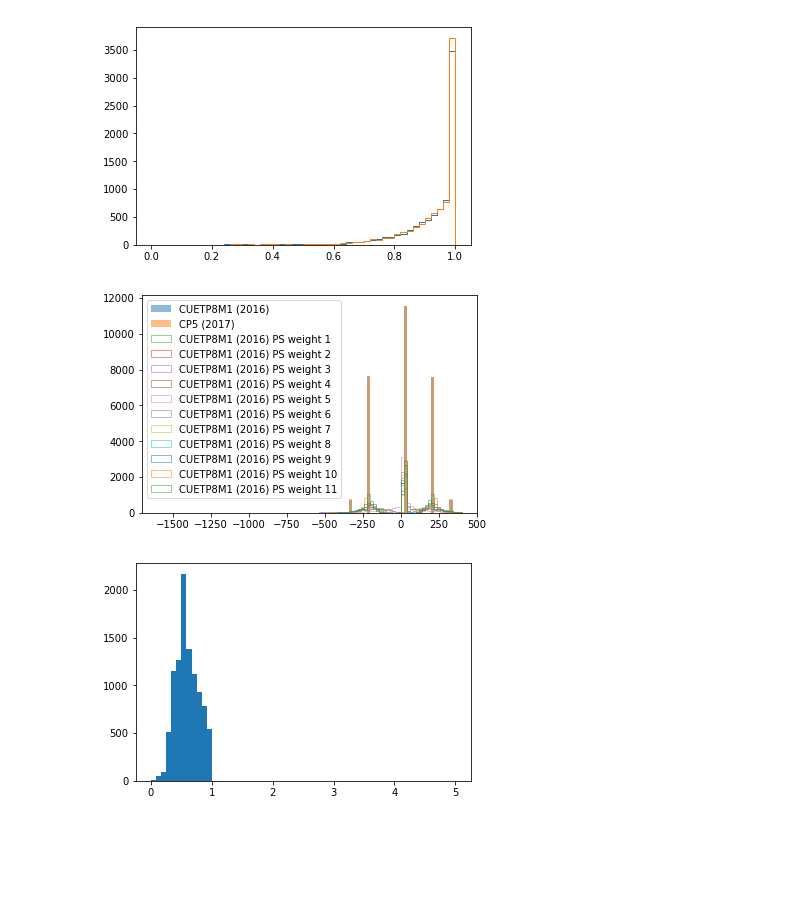
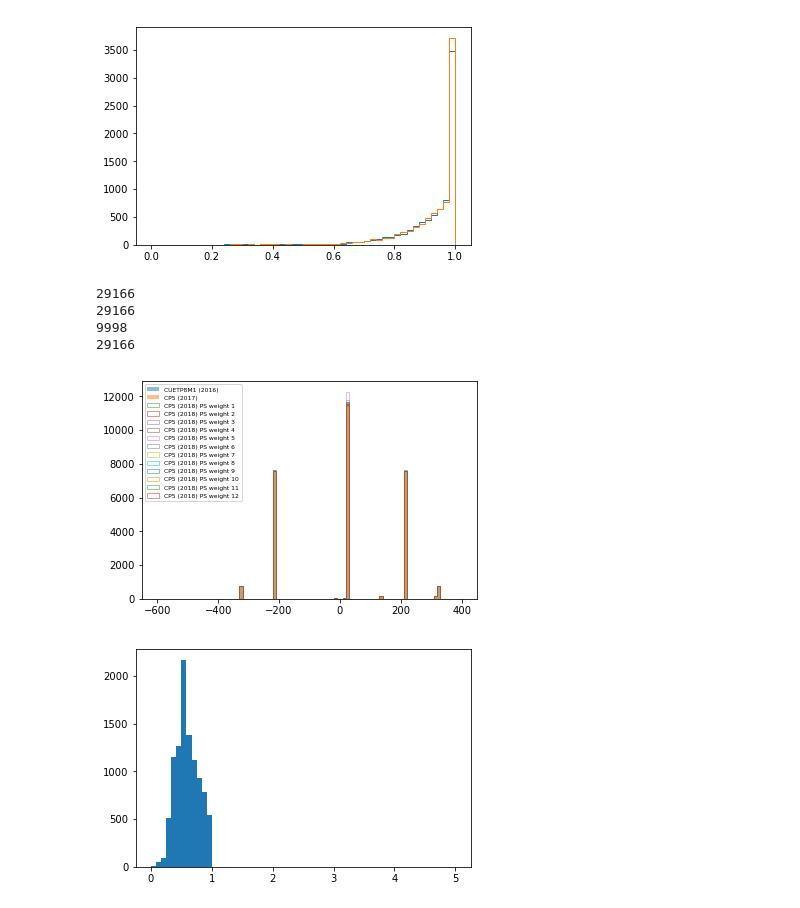
Before and after one commit to kdlong/MonoZprimeHadronizationStudy, a Jupyter notebook: MonoZprimeHadronizationStudy.ipynb, the cells around one changed output. Cells and saved outputs as stored; diff of their text form; code cells hidden in the pictures; blank space fills up the shorter version.

```diff
--- a/MonoZprimeHadronizationStudy.ipynb
+++ b/MonoZprimeHadronizationStudy.ipynb
@@ -94,12 +100,30 @@ plt.hist(pt123_frac_cp5, 50, range=(0,1), histtype='step', label='CP5 (2017)');
 plt.show()
 # %% [output]
 [figure]
-# %%
-bins = 100
-range=(-1600,400)
-makeVariationsPlot(leading_pdgids, weights, leading_pdgids_cp5, weights_cp5, bins, range);
-# %% [output]
-[figure, removed]
+# %%
+bins = 100
+range=(-600,400)
+print len(leading_pdgids_cp5)
+corr_weights = []
+num_two = 0
+# Need a weight for each PDG ID, entered multiple times per event
+for i, entry in enumerate(num_constituents_cp5):
+    if entry == 1:
+        corr_weights.append(weights_cp5[i])
+    elif entry == 2:
+        corr_weights.append(weights_cp5[i])
+        corr_weights.append(weights_cp5[i])
+    else:
+        corr_weights.append(weights_cp5[i])
+        corr_weights.append(weights_cp5[i])
+        corr_weights.append(weights_cp5[i])
+makeVariationsPlot(leading_pdgids, weights, leading_pdgids_cp5, corr_weights, bins, range);
+# %% [output]
+29166
+29166
+9998
+29166
+[figure, added]
 # %%
 plt.hist(pt1_frac_cp5, bins=60, range=(0,5));
 # %% [output]
```
Also changed, not shown: parts of 8 cells of this notebook, 1 other file.
